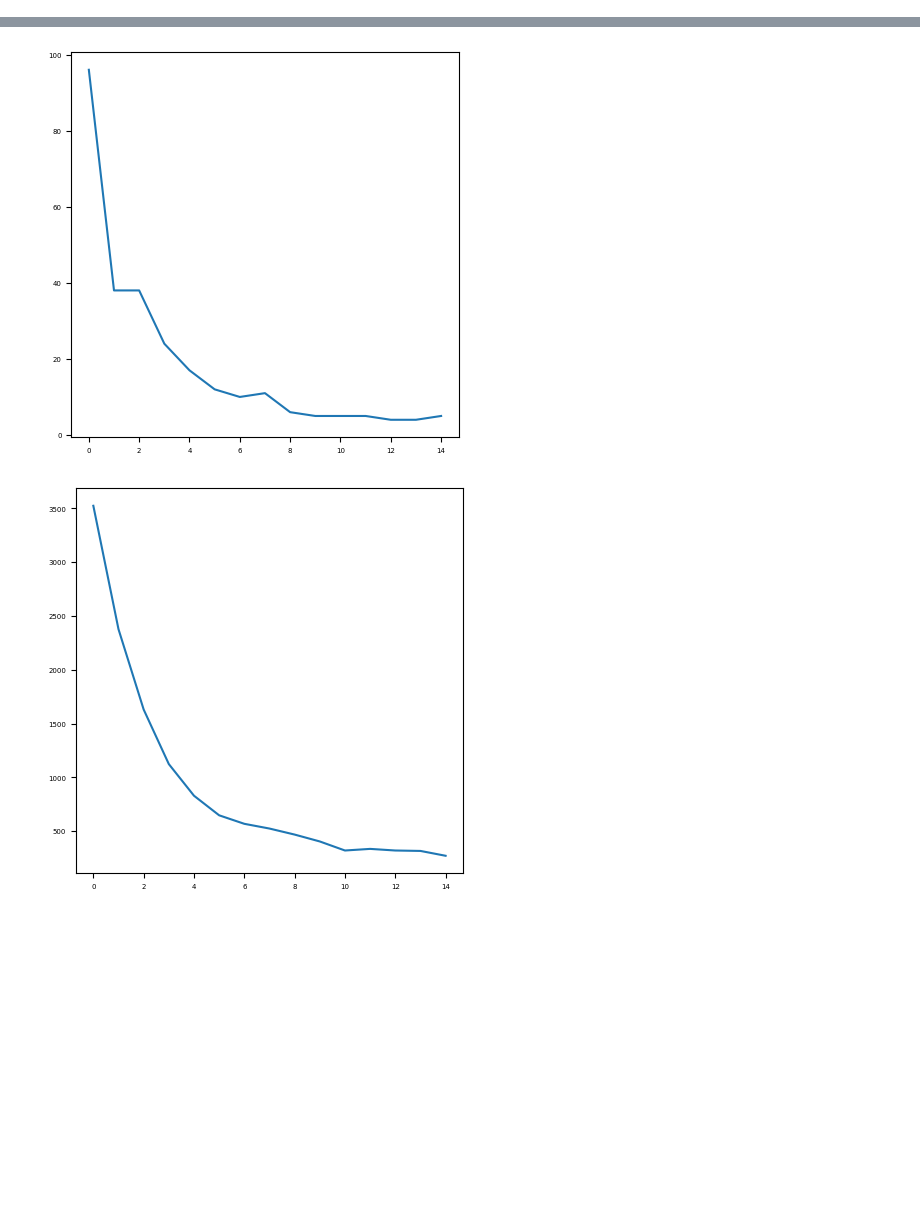
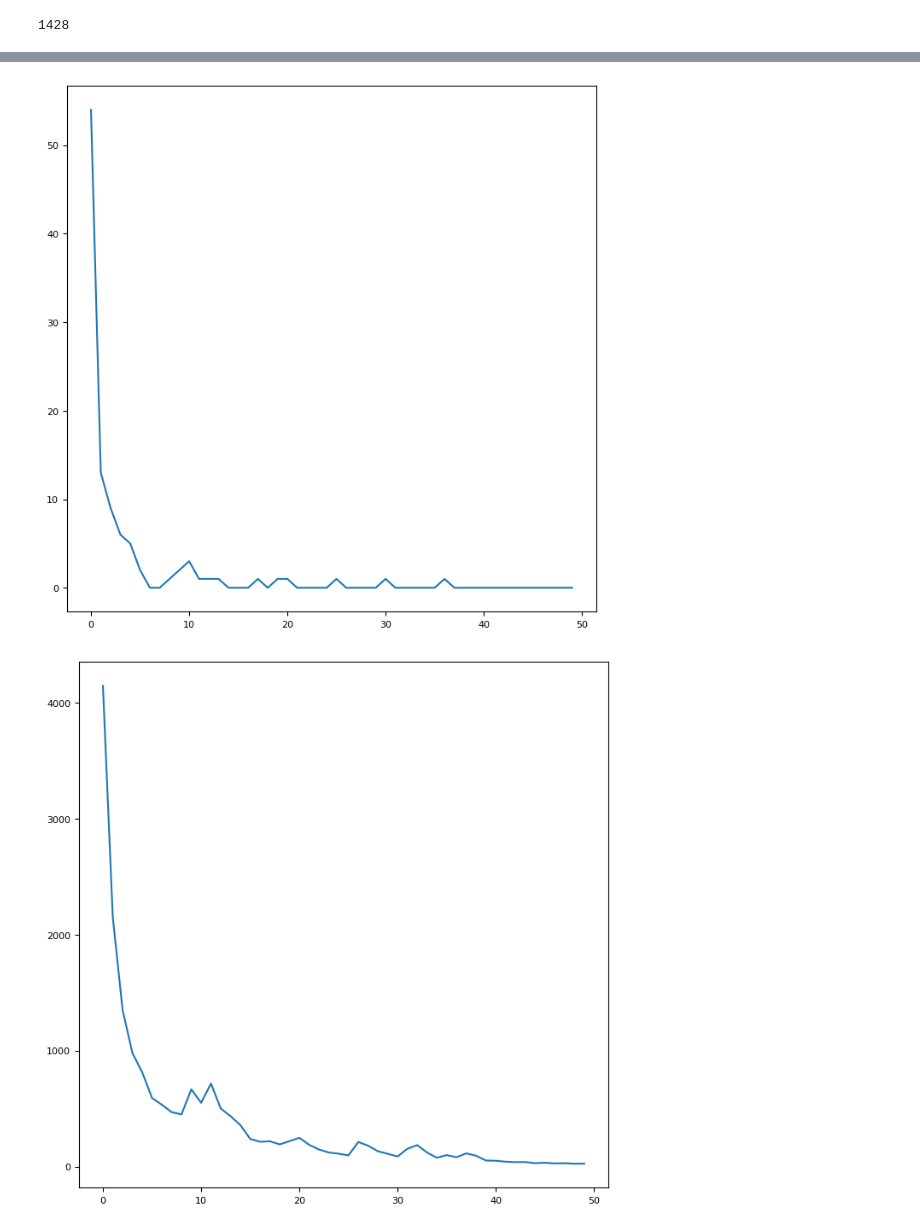
Before and after one commit to marcelojunior1/vagas, a Jupyter notebook: api/ml/RNN_3.ipynb, the cells around one changed output, grey strips where cells are left out. Drawn from its saved outputs; the diff is of its cells as text; code cells hidden in the pictures; blank space fills up the shorter version.

Commit message:
fix: correcao no modelo

```diff
--- a/api/ml/RNN_3.ipynb
+++ b/api/ml/RNN_3.ipynb
@@ -25,6 +25,6 @@ gpus = tf.config.experimental.list_physical_devices('GPU')
 for gpu in gpus:
     tf.config.experimental.set_memory_growth(gpu, True)
 
-plt.rcParams['figure.figsize'] = (5, 5)
-plt.rc('font', size=5)
+plt.rcParams['figure.figsize'] = (8, 8)
+plt.rc('font', size=8)
 # %% [output]
@@ -44,6 +52,24 @@ pickle.dump(qtd_neg, file = open("qtd_neg.pickle", "wb"))
 exemplos_treinamento = pickle.load(open("exemplos.pickle", "rb"))
 qtd_pos = pickle.load(open("qtd_pos.pickle", "rb"))
 qtd_neg = pickle.load(open("qtd_neg.pickle", "rb"))
+# %%
+from collections import OrderedDict
+
+histograma = []
+
+for exemplo in exemplos_treinamento:
+    txtVaga = exemplo['txtVaga']
+    tokens = converteTextoParaTokens(txtVaga)
+    histograma += tokens
+
+frequencia_tokens = Counter(histograma)
+frequencia_tokens = OrderedDict(frequencia_tokens.most_common())
+frequencia_tokens = {k: c for k, c in frequencia_tokens.items() if c > 5}
+print(len(frequencia_tokens))
+df = pandas.DataFrame.from_dict(frequencia_tokens, orient='index')
+#df.plot(kind='bar')
+# %% [output]
+1428
 # %%
 sentences = []
 pos = []
@@ -66,13 +85,14 @@ for exemplo in exemplos_treinamento:
         maxlen = len(tokens)
         print("Maxlen atualizado: ",  maxlen)
 # %%
-word_list = ['<pad>'] + sorted(set(sum(sentences, []))) + ['_UNKNOWN']
+UNKNOWN_IDX = len(frequencia_tokens) - 1
+word_list = ['<pad>'] + list(frequencia_tokens.keys()) + ['_UNKNOWN']
 word2idx = {word:idx for idx, word in enumerate(word_list)}
 idx2word = {idx:word for idx, word in enumerate(word_list)}
 pos_list = sorted(set(sum(pos, [])))
 pos2idx = {pos:idx for idx, pos in enumerate(pos_list)}
 idx2pos = {idx:pos for idx, pos in enumerate(pos_list)}
-X = list(map(lambda sentence: [word2idx.get(token) for token in sentence], sentences))
+X = list(map(lambda sentence: [word2idx.get(token) or UNKNOWN_IDX for token in sentence], sentences))
 y = list(map(lambda sentence: [pos2idx.get(token) for token in sentence], pos))
 X = pad_sequences(X, maxlen=maxlen, padding='post')
 X_mask = (X != 0).astype(np.float32)
@@ -89,7 +109,7 @@ input_dim = len(word2idx)
 output_dim = len(word2idx)
 exemples_dim = len(sentences)
 batch_size = 1000
-epochs = 15
+epochs = 50
 
 optimizer = Adam()
 
@@ -97,7 +117,7 @@ loss_function = BinaryCrossentropy()
 additional_metrics = [
     tf.keras.metrics.FalsePositives(name='fp'),
     tf.keras.metrics.FalseNegatives(name='fn'),
-    tf.keras.metrics.BinaryAccuracy(name='accuracy')
+    tf.keras.metrics.AUC(name='auc')
 ]
 
 model = Sequential()
@@ -107,7 +127,7 @@ model.add(Embedding(
     mask_zero=True,
     embeddings_initializer=tf.keras.initializers.random_normal
 ))
-model.add(SimpleRNN(units=2))
+model.add(SimpleRNN(units=64))
 model.add(Dense(1, activation='sigmoid'))
 
 model.compile(optimizer=optimizer, loss=loss_function, metrics=additional_metrics)
@@ -147,4 +167,4 @@ Epoch 15/15
-[figure, old version]
+[figure, new version]
-[figure, old version]
+[figure, new version]
 # %%
 model.save("model.keras")
```
Also changed, not shown: parts of 7 cells of this notebook, 1 other file.
